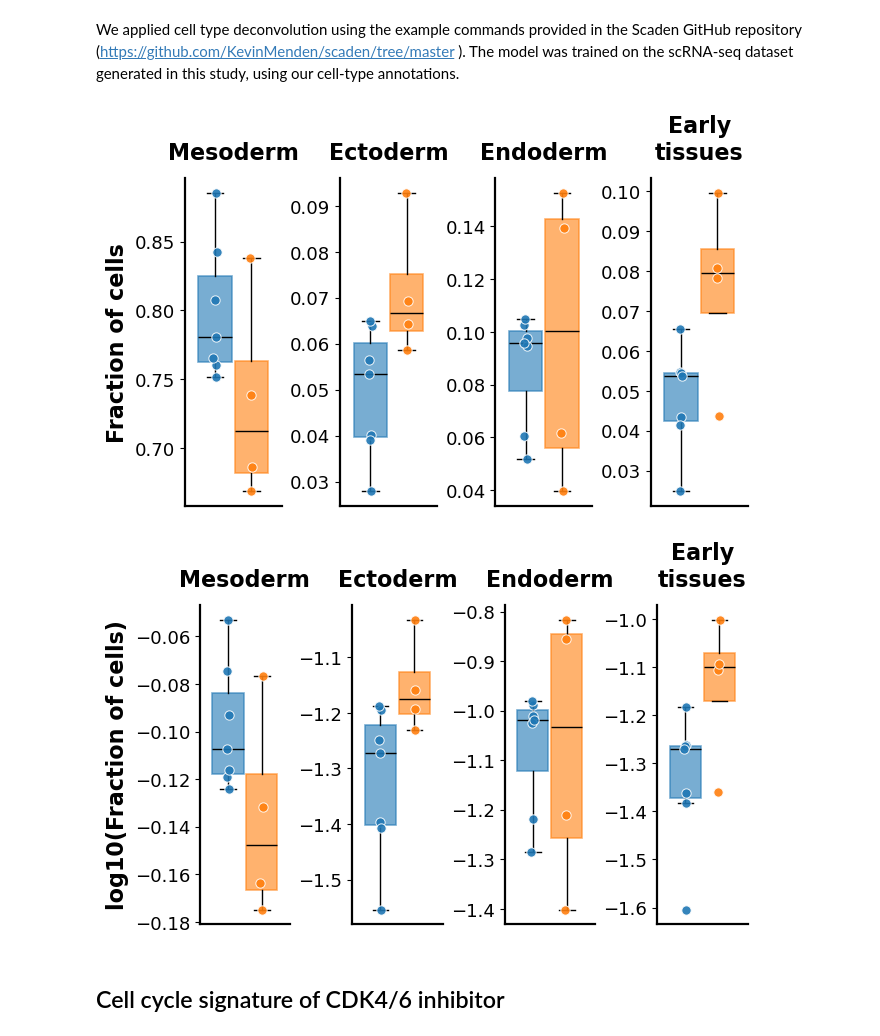
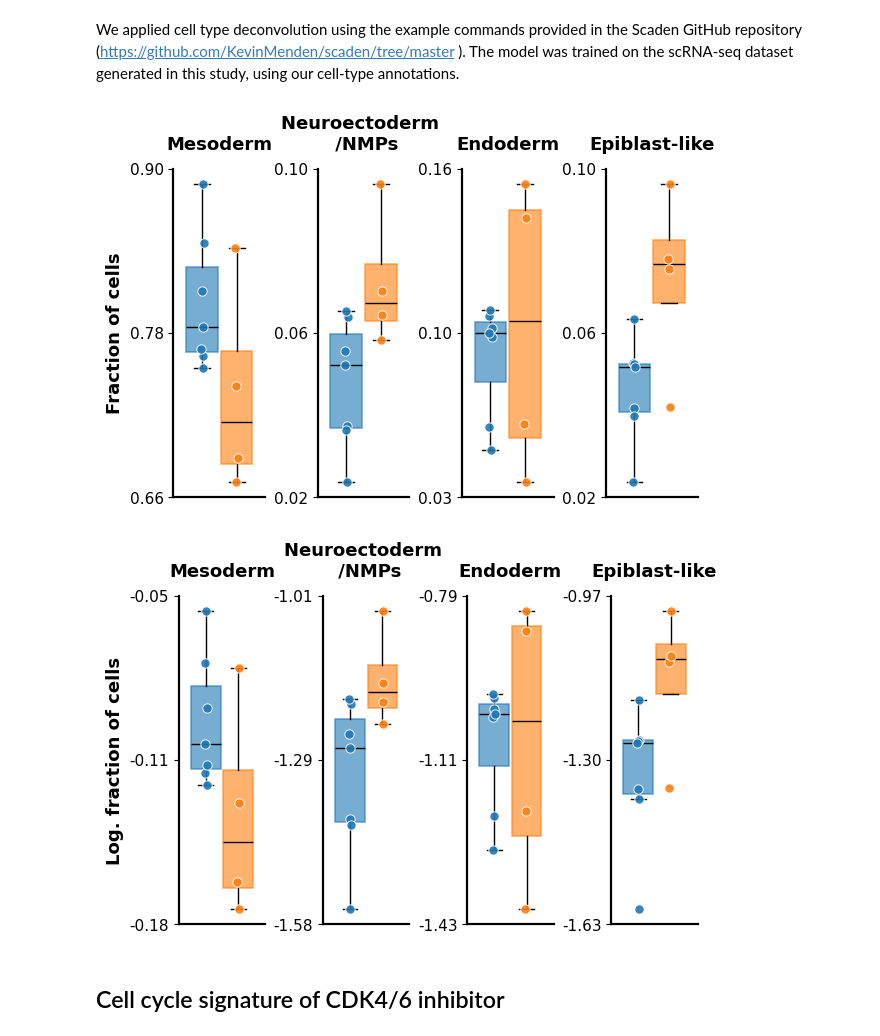
Before and after one commit to maleonardi/Leonardi_et_al_2026, a Jupyter notebook: Bulk_RNAseq_analysis.ipynb, the cells around one changed output. Drawn from its saved outputs; the diff is of its cells as text; code cells hidden in the pictures.

```diff
--- a/Bulk_RNAseq_analysis.ipynb
+++ b/Bulk_RNAseq_analysis.ipynb
@@ -204,7 +199,7 @@ category_map = {
     "Cardiac Mesoderm": "Mesoderm",
     "Early mesoderm": "Early Mesoderm",
     "Somitic mesoderm": "Mesoderm",
-    "Ectoderm": "Neuroectoderm/NMPs",
+    "Ectoderm": "Neuroectoderm \n /NMPs",
 }
 
 merged_markers = {}
@@ -289,5 +284,10 @@ for yi, label in zip(y, plot_df["group"]):
     )
 
 plt.tight_layout()
+
+outpath = "figures/Score_marker_genes.pdf"
+plt.savefig(outpath, format="pdf", dpi=500, transparent=True, bbox_inches="tight")
+
+
 plt.show()
 # %% [output]
@@ -301,15 +301,16 @@ We applied cell type deconvolution using the example commands provided in the Sc
 df = pd.read_csv('INPUT/BulkRNASeq/Scaden_deconvolution.csv')
 df.set_index('Unnamed: 0', inplace=True)
 # %%
+from matplotlib.ticker import MaxNLocator, FormatStrFormatter
 
 CATEGORIES = {
     "Mesoderm": [
         "Somite differentation front", "Late Cardiac mesoderm",
         "Early Cardiac mesoderm", "Endothelium", "Somite", "Early mesoderm"
     ],
-    "Ectoderm": ["Early NMPs", "Neuromesodermal progenitors"],
+    "Neuroectoderm \n /NMPs": ["Early NMPs", "Neuromesodermal progenitors"],
     "Endoderm": ["Early endoderm", "Endoderm"],
-    "Early\ntissues": ["Primitive streak", "Epiblast", "Exiting pluripotency"],
+    "Epiblast-like": ["Primitive streak", "Epiblast", "Exiting pluripotency"],
 }
 
 COND_LABELS = ["Control", "CDK4/6 inhibitor"]
@@ -321,8 +322,8 @@ df_t = df.T  # cell-types x samples
 samples_ctrl = [s for s in df_t.columns if "120h" in s]
 samples_cdk  = [s for s in df_t.columns if "cdk1" in s]
 
-def plot_category_panels(transform=None, ylabel="Fraction of cells"):
-    fig, axes = plt.subplots(1, 4, figsize=(6.5, 4), constrained_layout=True, sharey=False)
+def plot_category_panels(outpath,transform=None, ylabel="Fraction of cells"):
+    fig, axes = plt.subplots(1, 4, figsize=(6, 4), constrained_layout=True, sharey=False)
 
     for k, (ax, (cat, members)) in enumerate(zip(axes, CATEGORIES.items())):
         members = [ct for ct in members if ct in df_t.index]
@@ -345,45 +346,55 @@ def plot_category_panels(transform=None, ylabel="Fraction of cells"):
         for key in ("whiskers", "caps", "medians"):
             for line in bp[key]:
                 line.set_color("black")
                 line.set_linewidth(1.0)
 
         for i, v in enumerate(vals):
             if v.size:
                 jitter = (RNG.random(v.size) - 0.5) * 0.06
                 ax.scatter(
                     np.full(v.size, positions[i]) + jitter, v,
                     s=45, color=COND_COLORS[i], alpha=0.9,
                     edgecolors="white", linewidths=0.7, zorder=3
                 )
 
         ax.set_xticks([])
-        ax.set_title(cat, fontsize=16, fontweight="bold", pad=14)
+        ax.set_title(cat, fontsize=13, fontweight="bold", pad=14)
         if k == 0:
-            ax.set_ylabel(ylabel, fontsize=16, fontweight="bold")
+            ax.set_ylabel(ylabel, fontsize=13, fontweight="bold")
 
-        ax.tick_params(axis="y", labelsize=13)
+        ax.tick_params(axis="y", labelsize=11)
+        # --- Y-axis formatting ---
+        ymin, ymax = ax.get_ylim()
+        yticks = [ymin, 0.5 * (ymin + ymax), ymax]
+
+        ax.set_yticks(yticks)
+        ax.set_yticklabels([f"{t:.2f}" for t in yticks])
+
         ax.spines["top"].set_visible(False)
         ax.spines["right"].set_visible(False)
         ax.spines["left"].set_linewidth(1.6)
         ax.spines["bottom"].set_linewidth(1.6)
 
     # Optional legend:
     # handles = [Patch(facecolor=c, edgecolor=c, alpha=BOX_ALPHA, label=l)
     #            for c, l in zip(COND_COLORS, COND_LABELS)]
     # fig.legend(handles=handles, loc="upper center", ncol=2, frameon=False, bbox_to_anchor=(0.5, 1.06))
+    plt.savefig(outpath, format="pdf", dpi=500, transparent=True, bbox_inches="tight")
 
     plt.show()
 
-plot_category_panels()
+outpath = 'figures/Brb_deconvolution_proportions.pdf'
+
+plot_category_panels(outpath)
 # %% [output]
-[figure, old version]
+[figure, new version]
 # %%
 EPS = 1e-6
 log10_safe = lambda x: np.log10(np.clip(x, EPS, None)) if x.size else x
-
-plot_category_panels(transform=log10_safe, ylabel="log10(Fraction of cells)")
+outpath = 'figures/Brb_deconvolution_proportions_log.pdf'
+plot_category_panels(outpath, transform=log10_safe, ylabel="Log. fraction of cells")
 # %% [output]
-[figure, old version]
+[figure, new version]
 # %% [markdown]
 ## Cell cycle signature of CDK4/6 inhibitor
 # %%
```
Also changed, not shown: parts of 7 cells of this notebook, 10 other files.
